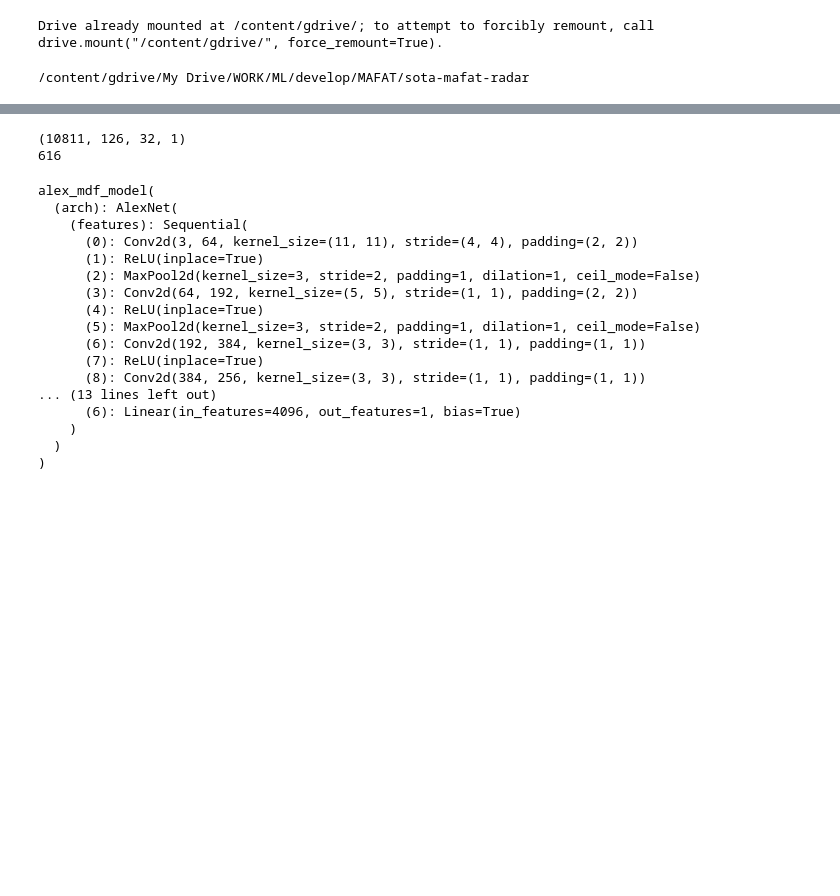
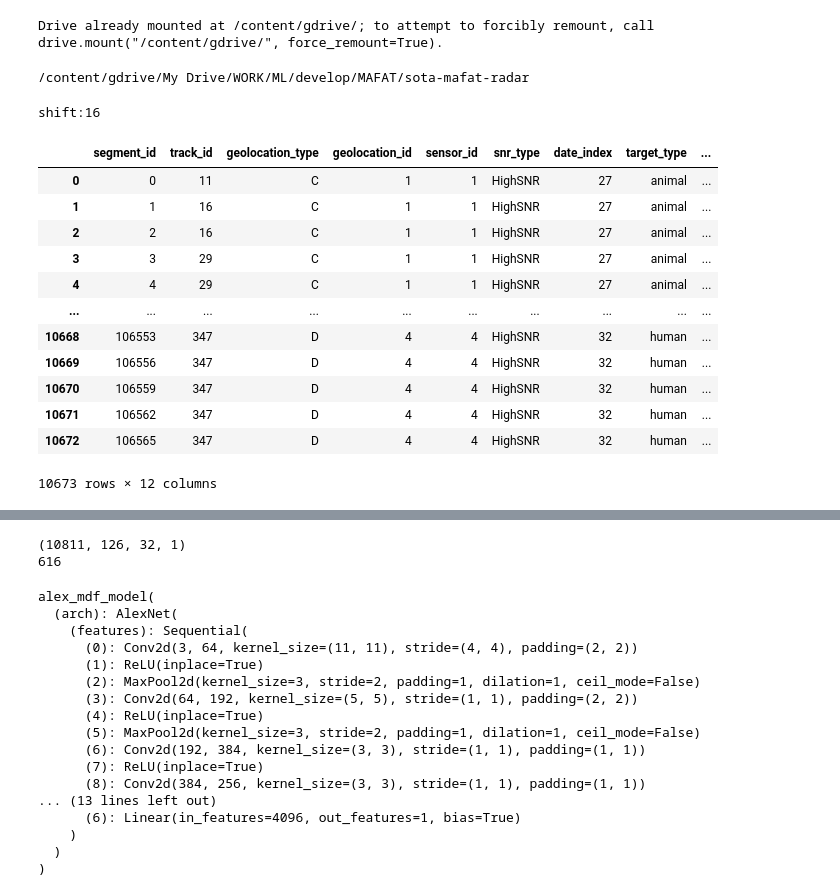
Before and after one commit to ShaulSolomon/sota-mafat-radar, a Jupyter notebook: notebooks/exploratory_notebooks/[SS]Alexnet_pytorch.ipynb, the cells around one changed output, grey strips where cells are left out. Saved outputs shown, nothing was run; the diff lists cells and outputs as text; code cells hidden in the pictures; blank space fills up the shorter version.

```diff
--- a/notebooks/exploratory_notebooks/[SS]Alexnet_pytorch.ipynb
+++ b/notebooks/exploratory_notebooks/[SS]Alexnet_pytorch.ipynb
@@ -102,0 +134,21 @@ lr = 1e-4
+# %%
+full_data['augmentation_info']=np.empty((len(full_data), 0)).tolist()
+full_data = add_data.generate_shifts(full_data,shift_by=16)
+# %% [output]
+shift:16
+# %%
+full_data
+# %% [output]
+|  | segment_id | track_id | geolocation_type | geolocation_id | sensor_id | snr_type | date_index | target_type | ... |
+| 0 | 0 | 11 | C | 1 | 1 | HighSNR | 27 | animal | ... |
+| 1 | 1 | 16 | C | 1 | 1 | HighSNR | 27 | animal | ... |
+| 2 | 2 | 16 | C | 1 | 1 | HighSNR | 27 | animal | ... |
+| 3 | 3 | 29 | C | 1 | 1 | HighSNR | 27 | animal | ... |
+| 4 | 4 | 29 | C | 1 | 1 | HighSNR | 27 | animal | ... |
+| ... | ... | ... | ... | ... | ... | ... | ... | ... | ... |
+| 10668 | 106553 | 347 | D | 4 | 4 | HighSNR | 32 | human | ... |
+| 10669 | 106556 | 347 | D | 4 | 4 | HighSNR | 32 | human | ... |
+| 10670 | 106559 | 347 | D | 4 | 4 | HighSNR | 32 | human | ... |
+| 10671 | 106562 | 347 | D | 4 | 4 | HighSNR | 32 | human | ... |
+| 10672 | 106565 | 347 | D | 4 | 4 | HighSNR | 32 | human | ... |
+10673 rows × 12 columns
```
Also changed, not shown: parts of 12 cells of this notebook, 4 other files.
